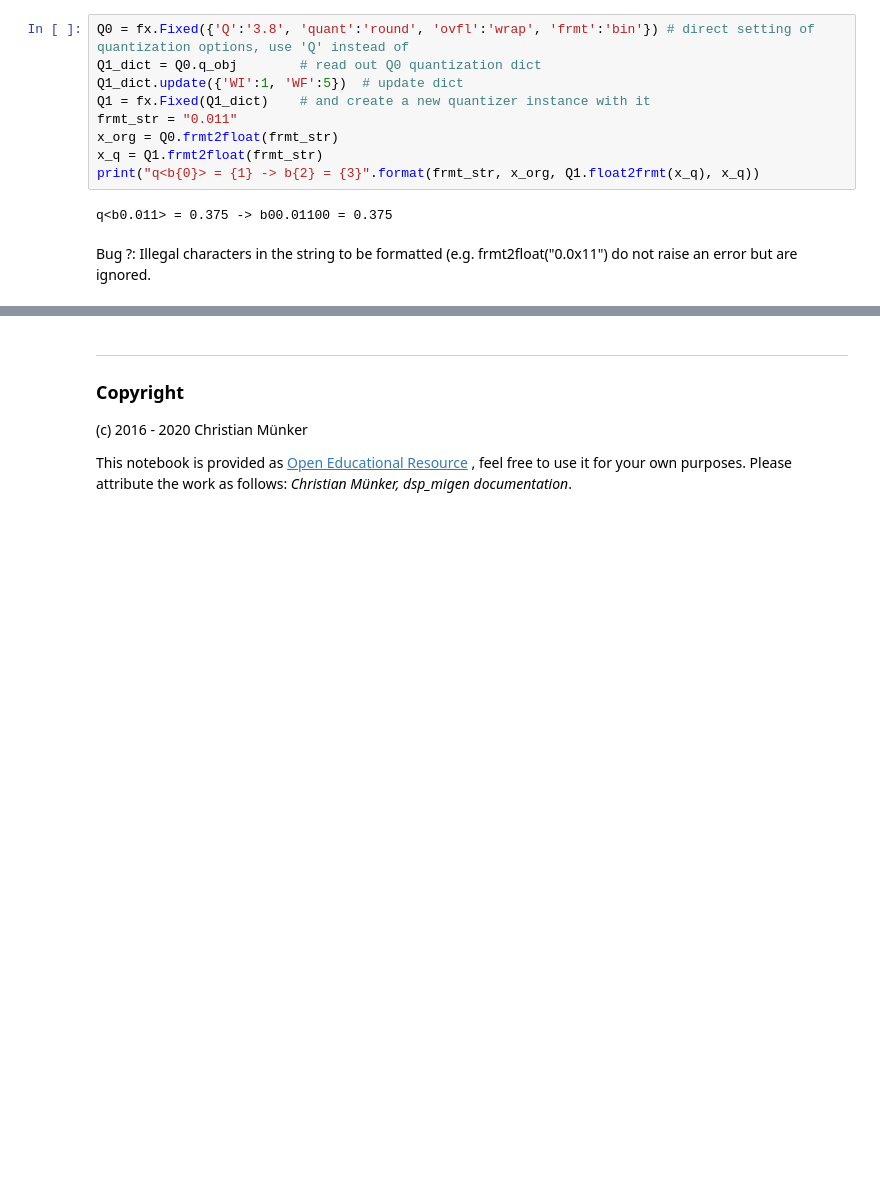
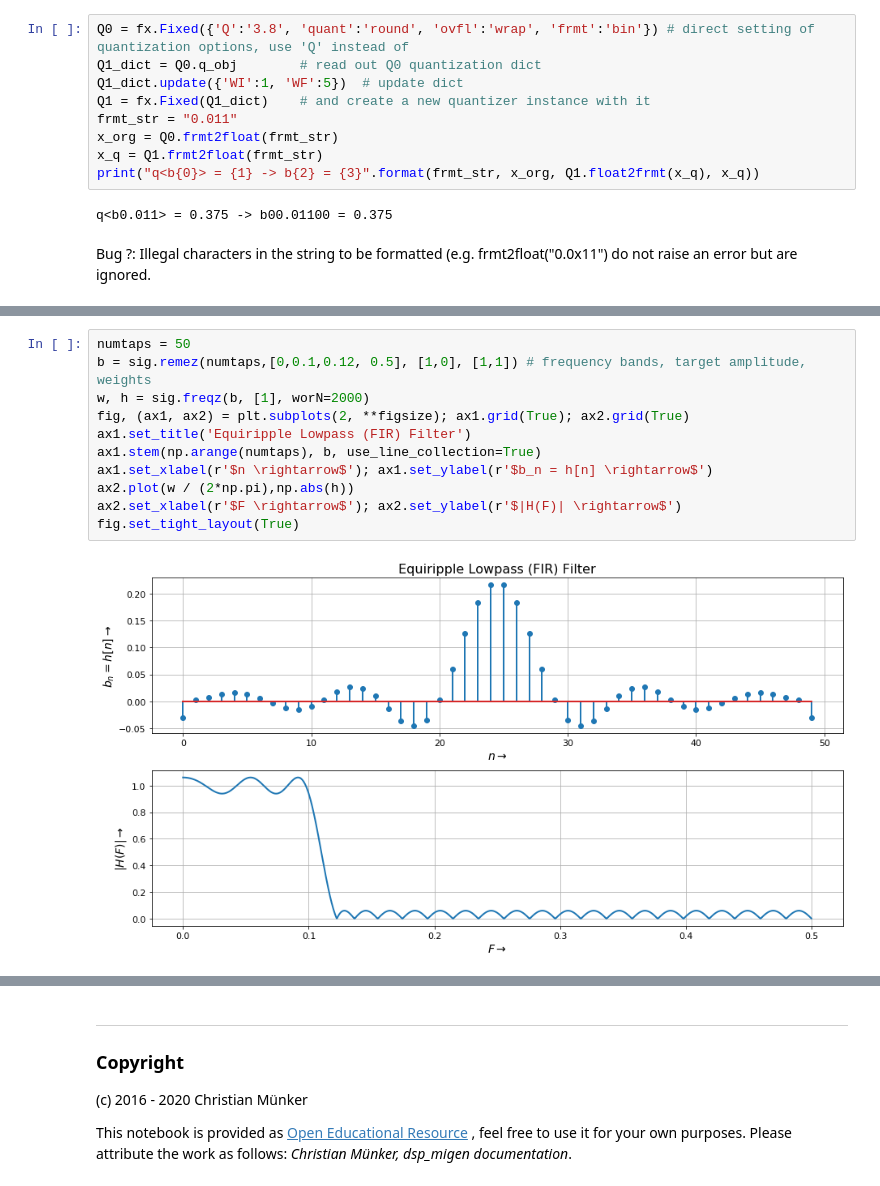
Before and after one commit to chipmuenk/dsp_nmigen, a Jupyter notebook: doc/Requant.ipynb, the cells around one changed output, grey strips where cells are left out. Cells and saved outputs as stored; diff of their text form; blank space fills up the shorter version.

```diff
--- a/doc/Requant.ipynb
+++ b/doc/Requant.ipynb
@@ -190,0 +200,13 @@ Bug ?: Illegal characters in the string to be formatted (e.g. frmt2float("0.0x11
+# %%
+numtaps = 50
+b = sig.remez(numtaps,[0,0.1,0.12, 0.5], [1,0], [1,1]) # frequency bands, target amplitude, weights
+w, h = sig.freqz(b, [1], worN=2000)
+fig, (ax1, ax2) = plt.subplots(2, **figsize); ax1.grid(True); ax2.grid(True)
+ax1.set_title('Equiripple Lowpass (FIR) Filter')
+ax1.stem(np.arange(numtaps), b, use_line_collection=True)
+ax1.set_xlabel(r'$n \rightarrow$'); ax1.set_ylabel(r'$b_n = h[n] \rightarrow$')
+ax2.plot(w / (2*np.pi),np.abs(h))
+ax2.set_xlabel(r'$F \rightarrow$'); ax2.set_ylabel(r'$|H(F)| \rightarrow$')
+fig.set_tight_layout(True)
+# %% [output]
+[figure, added]
```
Also changed, not shown: parts of 10 cells of this notebook.
